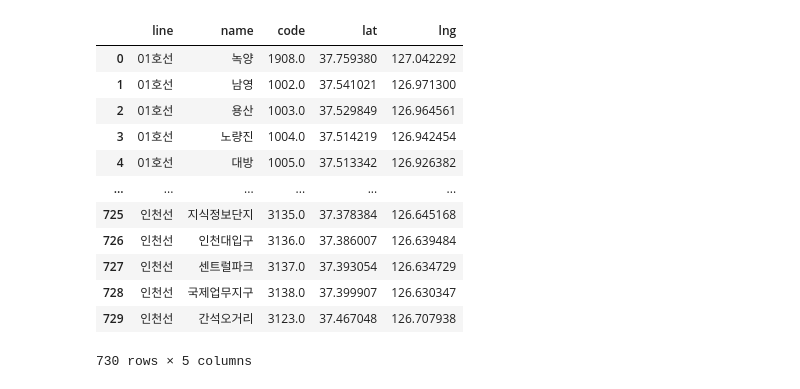
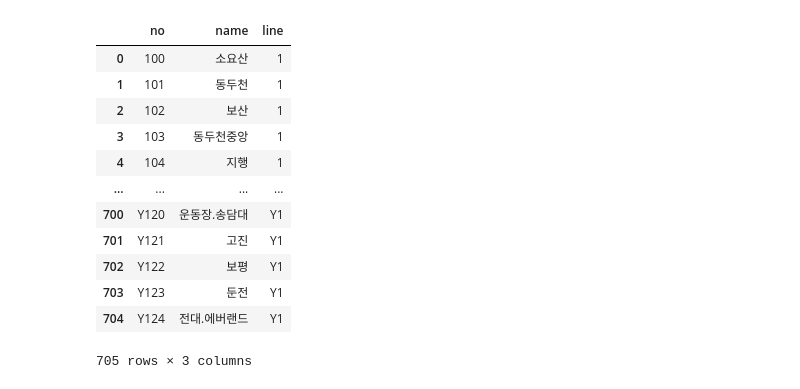
Before and after one commit to yejoon-lee/Seoul_Metro, a Jupyter notebook: Visualization/visaulize.ipynb, the cells around one changed output. Saved outputs shown, nothing was run; the diff lists cells and outputs as text; code cells hidden in the pictures.

Commit message:
Visualization base finished

```diff
--- a/Visualization/visaulize.ipynb
+++ b/Visualization/visaulize.ipynb
@@ -21,16 +5,0 @@ coor = pd.read_csv('station_coordinate.csv')
-# %%
-coor
-# %% [output]
-|  | line | name | code | lat | lng |
-| 0 | 01호선 | 녹양 | 1908.0 | 37.759380 | 127.042292 |
-| 1 | 01호선 | 남영 | 1002.0 | 37.541021 | 126.971300 |
-| 2 | 01호선 | 용산 | 1003.0 | 37.529849 | 126.964561 |
-| 3 | 01호선 | 노량진 | 1004.0 | 37.514219 | 126.942454 |
-| 4 | 01호선 | 대방 | 1005.0 | 37.513342 | 126.926382 |
-| ... | ... | ... | ... | ... | ... |
-| 725 | 인천선 | 지식정보단지 | 3135.0 | 37.378384 | 126.645168 |
-| 726 | 인천선 | 인천대입구 | 3136.0 | 37.386007 | 126.639484 |
-| 727 | 인천선 | 센트럴파크 | 3137.0 | 37.393054 | 126.634729 |
-| 728 | 인천선 | 국제업무지구 | 3138.0 | 37.399907 | 126.630347 |
-| 729 | 인천선 | 간석오거리 | 3123.0 | 37.467048 | 126.707938 |
-730 rows × 5 columns
@@ -36,0 +11,32 @@ coor
+# %%
+# subway no, name, line dataframe
+
+with open('../Subway_base_network/seoul.txt', 'r', encoding = "UTF-8") as file:
+    S = file.read().split('\n')
+
+subway = {'no':[], 'name':[], 'line':[]}
+for i,x in enumerate(S):
+    if i == 705: # end of the (no, name, line) pair
+        break
+
+    no, name, line = x.split()
+    subway['no'].append(no)
+    subway['name'].append(name)
+    subway['line'].append(line)
+
+subway = pd.DataFrame(subway)
+subway
+# %% [output]
+|  | no | name | line |
+| 0 | 100 | 소요산 | 1 |
+| 1 | 101 | 동두천 | 1 |
+| 2 | 102 | 보산 | 1 |
+| 3 | 103 | 동두천중앙 | 1 |
+| 4 | 104 | 지행 | 1 |
+| ... | ... | ... | ... |
+| 700 | Y120 | 운동장.송담대 | Y1 |
+| 701 | Y121 | 고진 | Y1 |
+| 702 | Y122 | 보평 | Y1 |
+| 703 | Y123 | 둔전 | Y1 |
+| 704 | Y124 | 전대.에버랜드 | Y1 |
+705 rows × 3 columns
```
Also changed, not shown: parts of 14 cells of this notebook, 1 other file.
